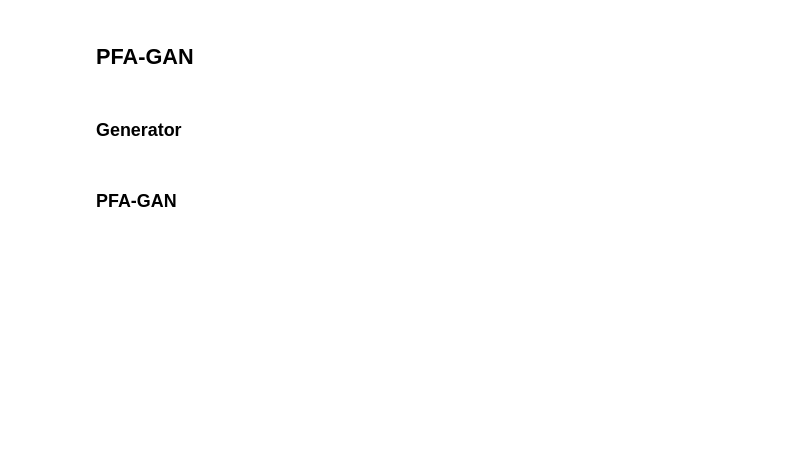
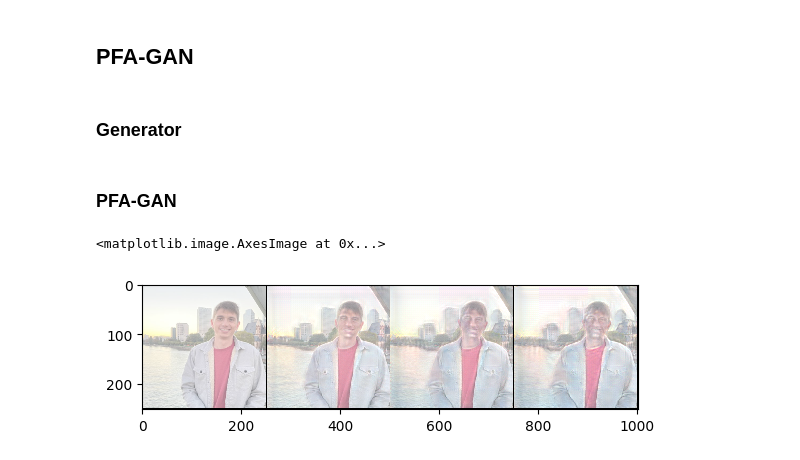
Before and after one commit to julian-steiner-ai/face-aging, a Jupyter notebook: 02_PFA-GAN/02_Face_Aging.ipynb, the cells around one changed output. Cells and saved outputs as stored; diff of their text form; code cells hidden in the pictures; blank space fills up the shorter version.

```diff
--- a/02_PFA-GAN/02_Face_Aging.ipynb
+++ b/02_PFA-GAN/02_Face_Aging.ipynb
@@ -174,15 +170 @@ generator.eval()
-# %%
-image = pil_loader('/home/js07987/Documents/semester-6/ai-seminar/face-aging/02_PFA-GAN/materials/test/43849636.jpg').resize((248,248))
-image = transforms.ToTensor()(image)
-images = image[None,:].to(device=device)
-# %%
-def _save_image(grid_img, path, img_name):
-    if not os.path.exists(path):
-        os.mkdir(path)
-
-    save_image(
-        grid_img,
-        os.path.join(path, img_name),
-        nrow=1
-    )
 # %%
@@ -222,0 +236,12 @@ generate_images(
+# %%
+face_aging = FaceAging(
+    experiment=15,
+    checkpoint=125000
+)
+# %%
+image = face_aging.generate('test/test/43849636.jpg')
+# %%
+plt.imshow(np.transpose(image.cpu().numpy(), (1,2,0)), interpolation='nearest')
+# %% [output]
+<matplotlib.image.AxesImage at 0x...>
+[figure, added]
```
Also changed, not shown: parts of 6 cells of this notebook, 6 other files.
